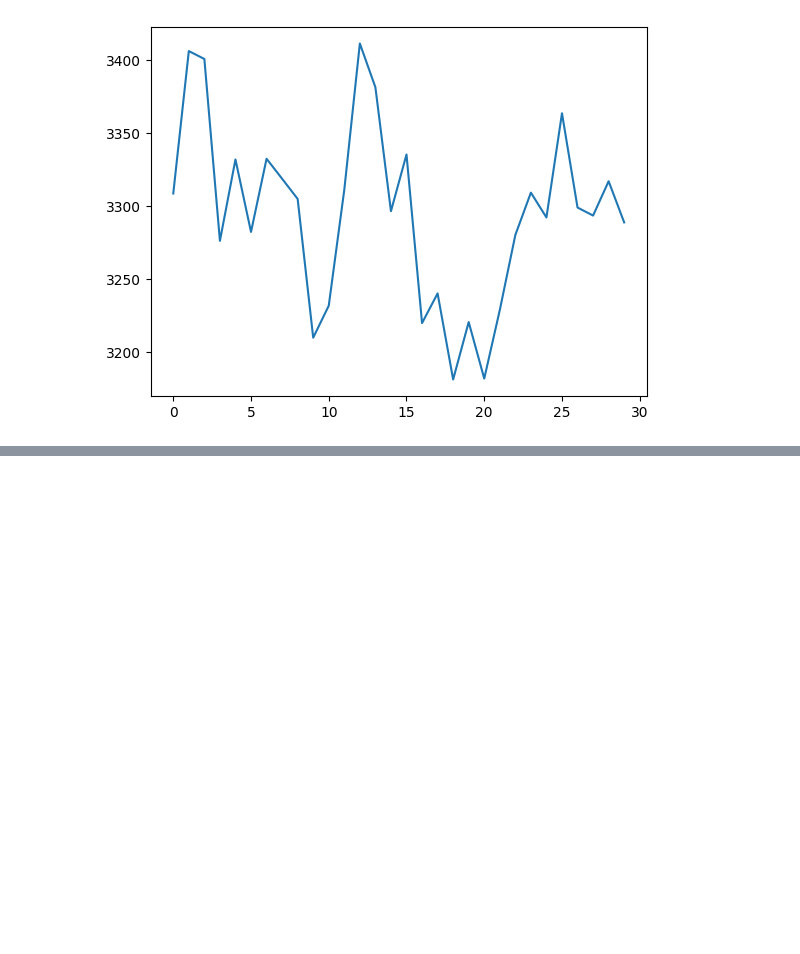
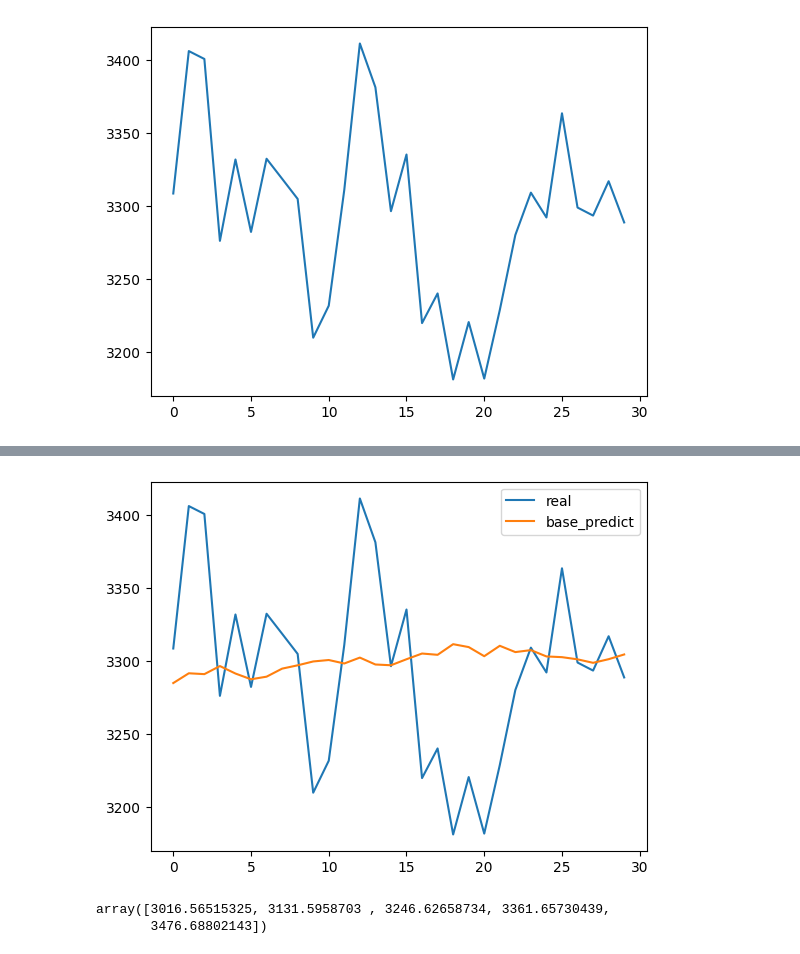
Before and after one commit to bahram3000/google_colab, a Jupyter notebook: auto_nn.ipynb, the cells around one changed output, grey strips where cells are left out. Drawn from its saved outputs; the diff is of its cells as text; code cells hidden in the pictures; blank space fills up the shorter version.

```diff
--- a/auto_nn.ipynb
+++ b/auto_nn.ipynb
@@ -152,0 +154,18 @@ plt.show()
+# %%
+def base_cenarios_by_given_future_dt(future_dt:np.ndarray,l_cenarios:int,base_dt:np.ndarray):
+  b_cenarios=np.zeros((l_cenarios,))
+  for j in range(l_cenarios):
+      if j==0:
+        b_cenarios[j]=base_dt[-1]*future_dt[0]
+      else:
+        b_cenarios[j]=b_cenarios[j-1]*future_dt[j]
+  return b_cenarios
+# %%
+bc=base_cenarios_by_given_future_dt(y_predict[-1],l_cenarios=30,base_dt=closes)
+# %%
+plt.plot(closes[-30:])
+plt.plot(bc)
+plt.legend(['real','base_predict'])
+plt.show()
+# %% [output]
+[figure, added]
@@ -152,0 +176,5 @@ plt.show()
+# %%
+mfc
+# %% [output]
+array([3016.56515325, 3131.5958703 , 3246.62658734, 3361.65730439,
+       3476.68802143])
```
Also changed, not shown: parts of 4 cells of this notebook.
